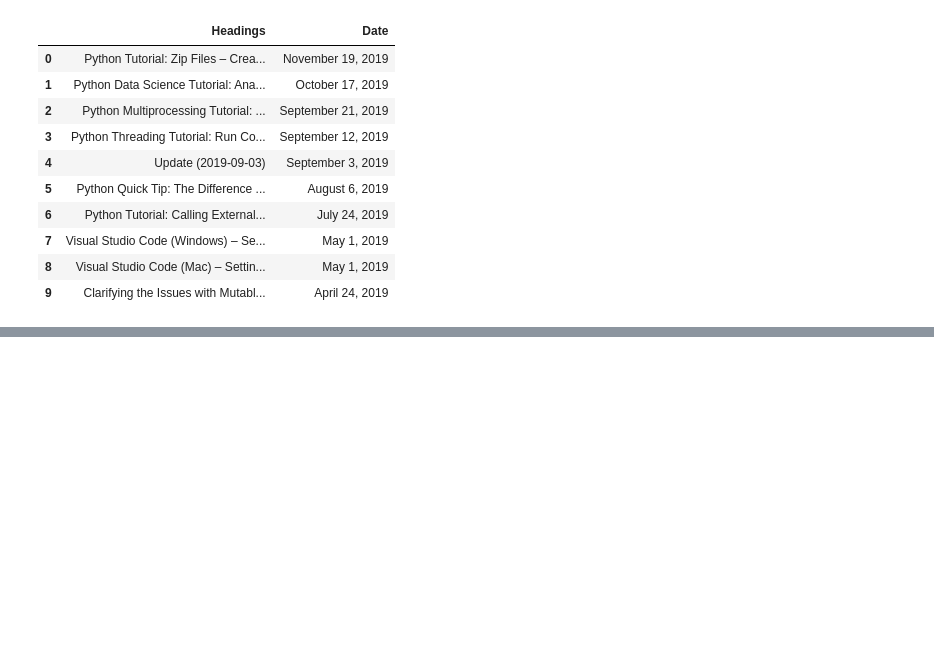
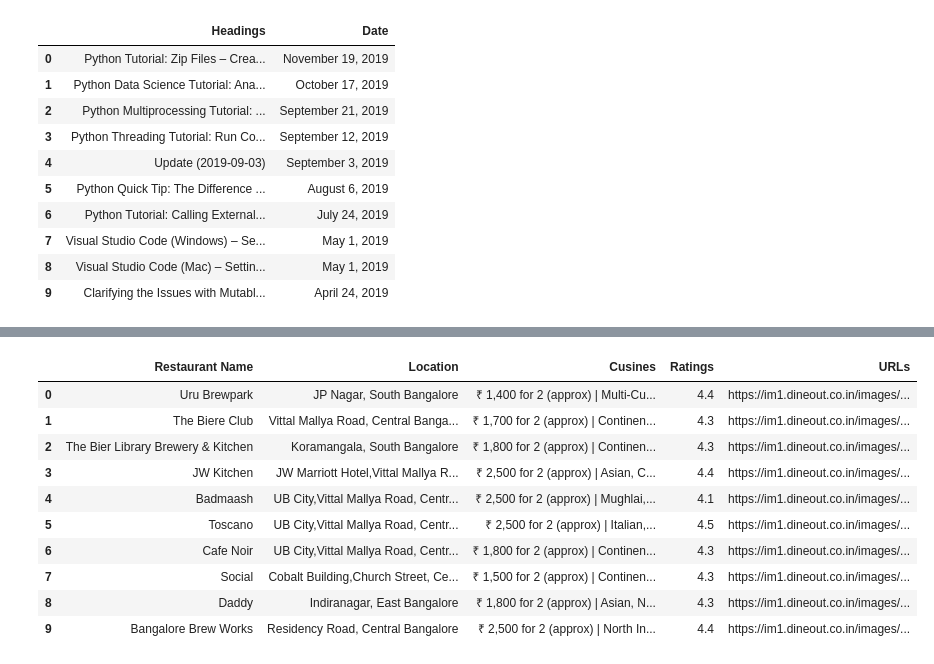
Before and after one commit to Pramodh23EAlpha/Internship, a Jupyter notebook: Web Scrapping -1.ipynb, the cells around one changed output, grey strips where cells are left out. Cells and saved outputs as stored; diff of their text form; code cells hidden in the pictures; blank space fills up the shorter version.

```diff
--- a/Web Scrapping -1.ipynb
+++ b/Web Scrapping -1.ipynb
@@ -344,0 +377,72 @@ https://www.youtube.com/embed/_JGmemuINww?version=3&rel=1&showsearch=0&showinfo=
+# %%
+#https://www.dineout.co.in/bangalore
+data = pd.DataFrame()
+
+def geturlfromuser(userinput):
+
+
+    page = requests.get(userinput)
+    bsoup = BeautifulSoup(page.content, 'html.parser')
+    print(page)
+
+    Rest_names = bsoup.find_all('div',class_ = 'restnt-info cursor')
+    Rest_Cuisine = bsoup.find_all('div',class_ = 'detail-info')
+    Rest_ratings = bsoup.find_all('div',class_ = ['restnt-rating rating-4','restnt-rating rating-5'])
+    Rest_image_url = bsoup.find_all('img',class_ = 'no-img')
+    #print(Rest_image_url)
+    #Rest_ratings = bsoup.find_all('div',class_ = 'img-wrap')
+    #img cursor
+#img-wrap
+
+    Restaurants = []
+    Cuisines = []
+    Locations = []
+    Ratings = []
+    URLs = []
+
+
+    for Restaurant in Rest_names:
+        Restaurants.append(Restaurant.find('a').text)
+        Locations.append(Restaurant.find('div', class_ = 'restnt-loc ellipsis').text)
+
+    #print(Locations)
+    data['Restaurant Name'] = Restaurants
+    data['Location'] = Locations
+
+
+    for Cuisine in Rest_Cuisine:
+
+        Cuisines.append(Cuisine.find('span', class_ = 'double-line-ellipsis').text)
+
+        ##restnt-loc ellipsis
+    data['Cusines'] =   Cuisines
+    #print(Cuisines)
+        # daubt on how to get cuisines seperately................
+        #Cuisine = Cuisine.find('span', class_ = 'double-line-ellipsis')
+        #sections =  Cuisine.find_all('a')
+        #Cuisine =   Cuisine.find('a').text
+        #Cuisine = Cuisine.find_all('a').text
+   #print(Cuisine_s)
+   # data['Restaurant Cuisines'] = Cuisines
+
+    for rating in Rest_ratings:
+        rating = rating.get_text()
+        Ratings.append(rating)
+        # daubt how to get ratings two types of class present
+        #Ratings.append(rating.find('div', class_ = 'restnt-rating rating-4').text)
+    #print(Ratings)
+    data['Ratings'] = Ratings
+
+    for url in Rest_image_url:
+        url = url.get('data-src')
+        URLs.append(url)
+
+    #print(URLs)
+    data['URLs'] = URLs
+
+
+
+url = 'https://www.dineout.co.in/bangalore-restaurants/welcome-back'
+geturlfromuser(url)
+data.head(10)
+# %% [output]
@@ -344,0 +450,11 @@ https://www.youtube.com/embed/_JGmemuINww?version=3&rel=1&showsearch=0&showinfo=
+|  | Restaurant Name | Location | Cusines | Ratings | URLs |
+| 0 | Uru Brewpark | JP Nagar, South Bangalore | ₹ 1,400 for 2 (approx) | Multi-Cu... | 4.4 | https://im1.dineout.co.in/images/... |
+| 1 | The Biere Club | Vittal Mallya Road, Central Banga... | ₹ 1,700 for 2 (approx) | Continen... | 4.3 | https://im1.dineout.co.in/images/... |
+| 2 | The Bier Library Brewery & Kitchen | Koramangala, South Bangalore | ₹ 1,800 for 2 (approx) | Continen... | 4.3 | https://im1.dineout.co.in/images/... |
+| 3 | JW Kitchen | JW Marriott Hotel,Vittal Mallya R... | ₹ 2,500 for 2 (approx) | Asian, C... | 4.4 | https://im1.dineout.co.in/images/... |
+| 4 | Badmaash | UB City,Vittal Mallya Road, Centr... | ₹ 2,500 for 2 (approx) | Mughlai,... | 4.1 | https://im1.dineout.co.in/images/... |
+| 5 | Toscano | UB City,Vittal Mallya Road, Centr... | ₹ 2,500 for 2 (approx) | Italian,... | 4.5 | https://im1.dineout.co.in/images/... |
+| 6 | Cafe Noir | UB City,Vittal Mallya Road, Centr... | ₹ 1,800 for 2 (approx) | Continen... | 4.3 | https://im1.dineout.co.in/images/... |
+| 7 | Social | Cobalt Building,Church Street, Ce... | ₹ 1,500 for 2 (approx) | Continen... | 4.3 | https://im1.dineout.co.in/images/... |
+| 8 | Daddy | Indiranagar, East Bangalore | ₹ 1,800 for 2 (approx) | Asian, N... | 4.3 | https://im1.dineout.co.in/images/... |
+| 9 | Bangalore Brew Works | Residency Road, Central Bangalore | ₹ 2,500 for 2 (approx) | North In... | 4.4 | https://im1.dineout.co.in/images/... |
```
Also changed, not shown: parts of 7 cells of this notebook.
